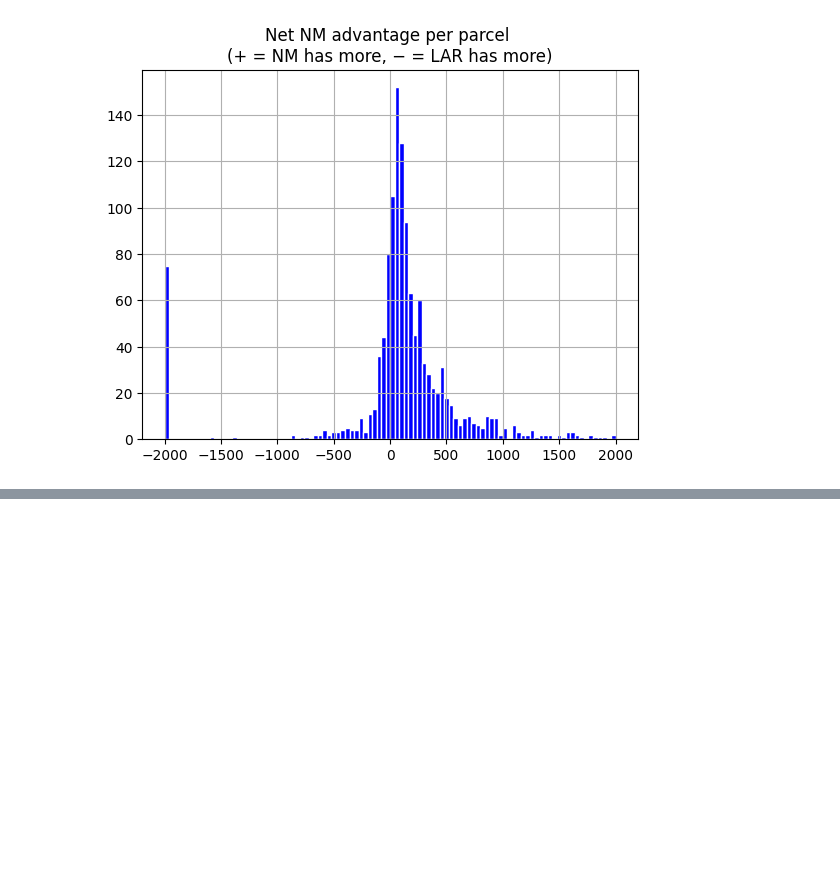
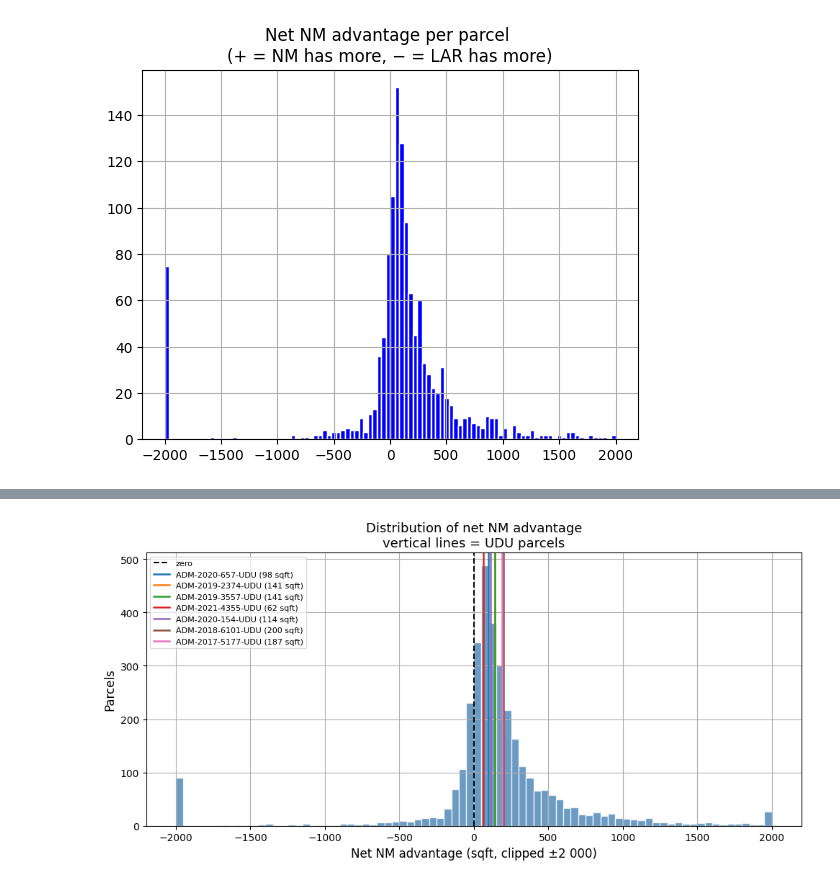
Before and after one commit to AdamSwietek/Hidden_Housing, a Jupyter notebook: notebooks/eda/mar9.ipynb, the cells around one changed output, grey strips where cells are left out. Saved outputs shown, nothing was run; the diff lists cells and outputs as text; code cells hidden in the pictures; blank space fills up the shorter version.

```diff
--- a/notebooks/eda/mar9.ipynb
+++ b/notebooks/eda/mar9.ipynb
@@ -343,0 +358,35 @@ Text(0.5, 1.0, 'Net NM advantage per parcel \n(+ = NM has more, − = LAR has mo
+# %%
+
+# ── Distribution of net_nm_advantage with UDU parcel highlights ───────────────
+udu_merged = pd.merge(
+    left=parcel_diff.reset_index(), left_on='AIN',
+    right=udu, right_on='assessor_parcel_number',
+    how='inner'
+)
+
+fig, ax = plt.subplots(figsize=(10, 5))
+
+parcel_diff['net_nm_advantage'].clip(-2000, 2000).hist(
+    bins=80, ax=ax, color='steelblue', edgecolor='white', alpha=0.8
+)
+ax.axvline(0, color='black', lw=1.5, ls='--', label='zero')
+
+# One vertical line per UDU row, labelled by case_number
+cmap = plt.cm.tab10.colors
+for i, (_, row) in enumerate(udu_merged.iterrows()):
+    ax.axvline(
+        row['net_nm_advantage'],
+        color=cmap[i % len(cmap)],
+        lw=1.8,
+        ls='-',
+        label=f"{row['case_number']} ({row['net_nm_advantage']:.0f} sqft)"
+    )
+
+ax.set_xlabel('Net NM advantage (sqft, clipped ±2 000)', fontsize=12)
+ax.set_ylabel('Parcels', fontsize=12)
+ax.set_title('Distribution of net NM advantage\nvertical lines = UDU parcels', fontsize=13)
+ax.legend(fontsize=8, loc='upper left', framealpha=0.7)
+plt.tight_layout()
+plt.show()
+# %% [output]
+[figure, added]
```
Also changed, not shown: parts of 7 cells of this notebook.
